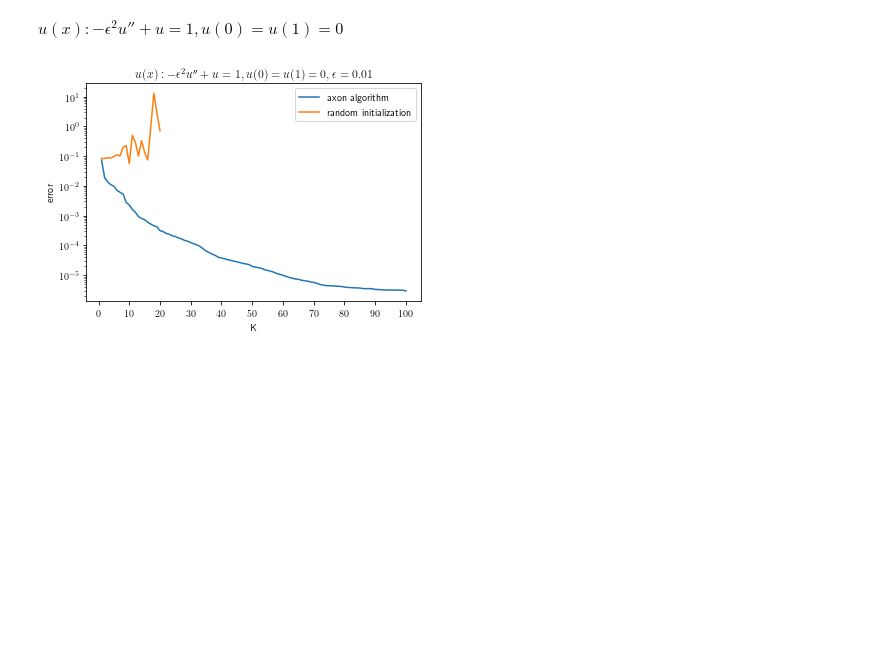
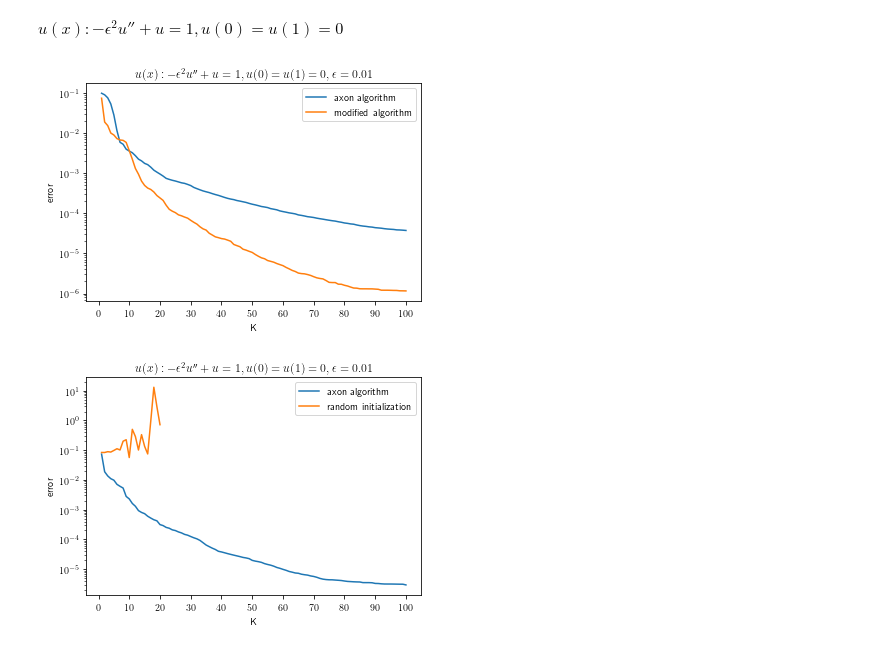
Before and after one commit to dashafok/axon-approximation, a Jupyter notebook: experiments.ipynb, the cells around one changed output. Saved outputs shown, nothing was run; the diff lists cells and outputs as text; code cells hidden in the pictures; blank space fills up the shorter version.

```diff
--- a/experiments.ipynb
+++ b/experiments.ipynb
@@ -149,6 +174,20 @@ def u(x, eps=0.05):
 eps = 0.01
 ys = u(xs, eps)
 bs_001, bs_coefs, r, coefs, norms, errs_001 = axon_algorithm(xs, ys, 100, new_obj=False)
+# %%
+bs_x2, bs_coefs, r, coefs, norms, errs_001_1 = axon_algorithm(xs, ys, 100)
+# %%
+plt.plot(np.arange(1,len(errs_001)+1), errs_001, label='axon algorithm')
+plt.plot(np.arange(1,len(errs_001_1)+1), errs_001_1, label='modified algorithm')
+plt.yscale('log')
+plt.ylabel('error')
+plt.xlabel('K')
+plt.title(r"$u(x): -\epsilon^2u''+u = 1, u(0)=u(1)=0, \epsilon={}$".format(eps))
+plt.legend()
+plt.xticks(np.arange(0,len(errs_001)+2, 10))
+plt.show()
+# %% [output]
+[figure, added]
 # %%
 errs_rnd = []
 with open('error_diff.pkl', 'rb') as f:
```
Also changed, not shown: parts of 11 cells of this notebook, 1 other file.
